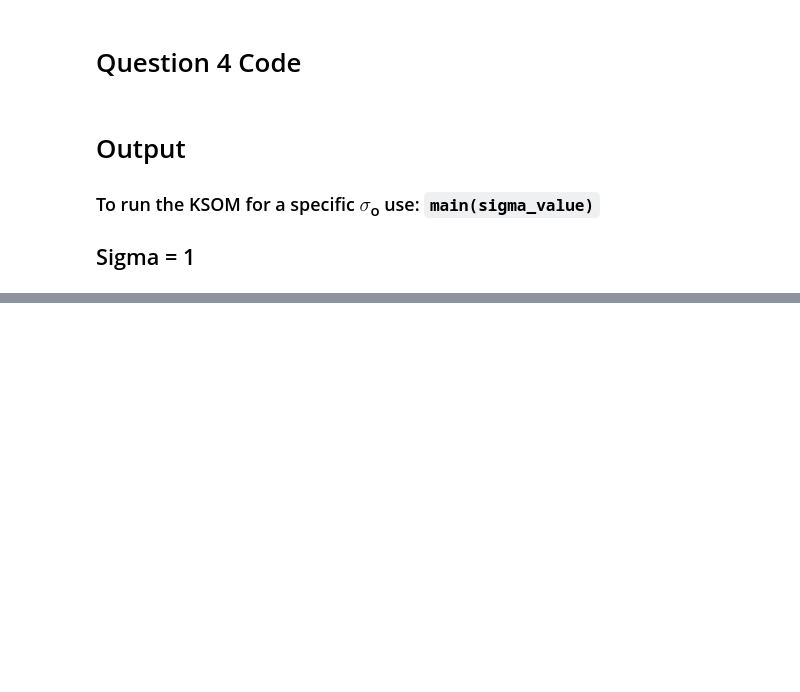
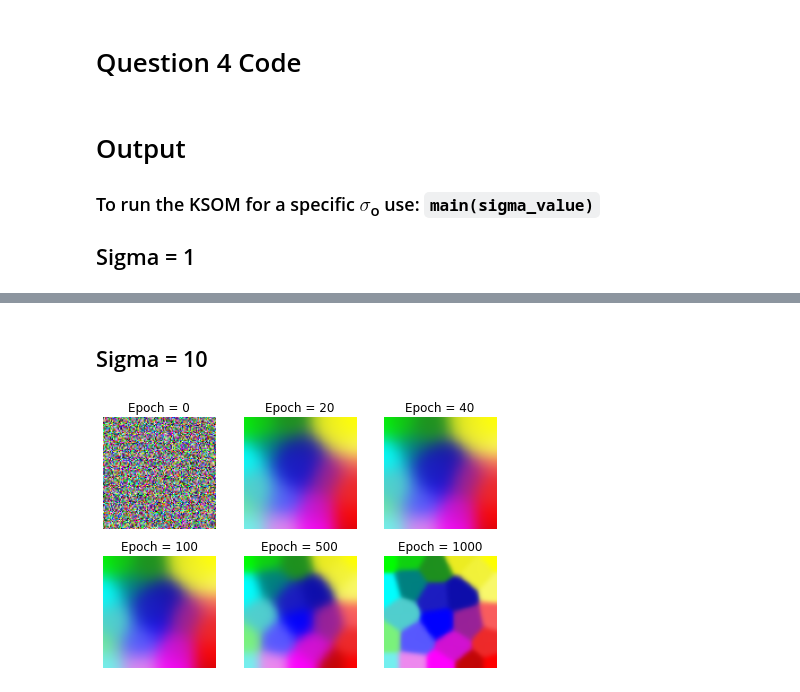
Before and after one commit to subramario/Kohonen-Self-Organizing-Map, a Jupyter notebook: Q4.ipynb, the cells around one changed output, grey strips where cells are left out. Drawn from its saved outputs; the diff is of its cells as text; code cells hidden in the pictures; blank space fills up the shorter version.

```diff
--- a/Q4.ipynb
+++ b/Q4.ipynb
@@ -164,0 +165,6 @@ def main(sigma_nought):
+# %% [markdown]
+## Sigma = 10
+# %%
+main(10)
+# %% [output]
+[figure, added]
```
Also changed, not shown: parts of 9 cells of this notebook.
